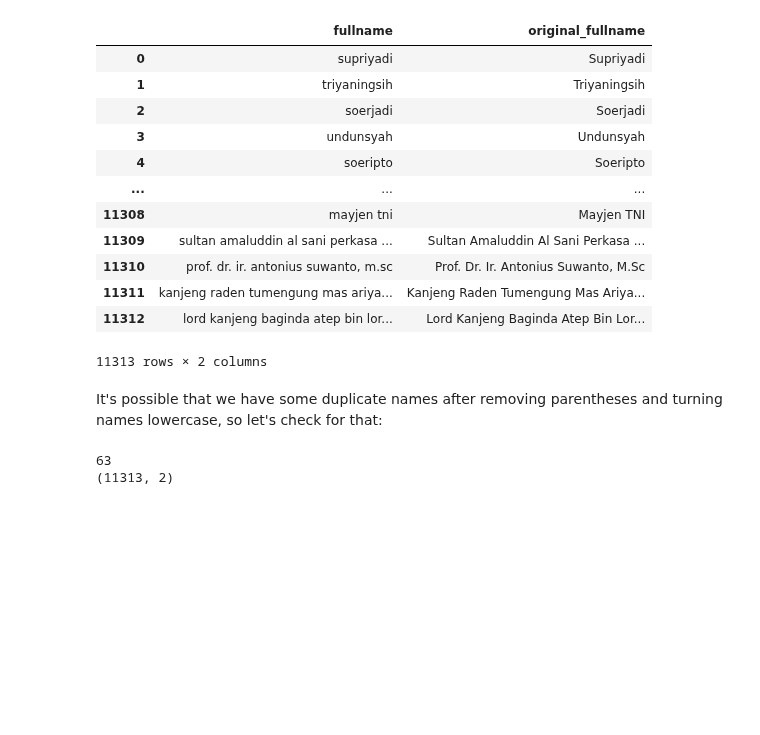
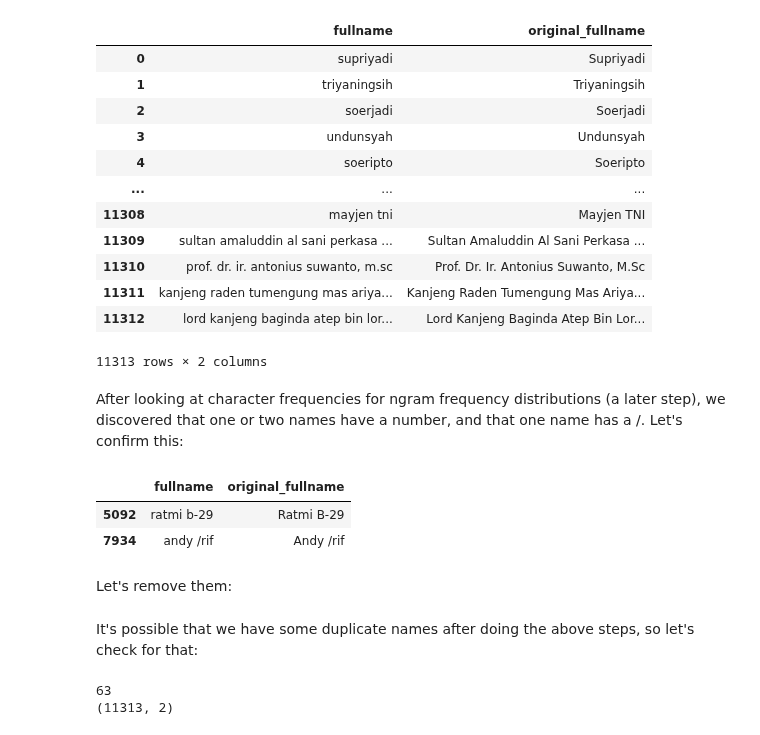
Before and after one commit to Exiger-project/Name_Of_Origin_Project-, a Jupyter notebook: IndoMalayNames.ipynb, the cells around one changed output. Cells and saved outputs as stored; diff of their text form; code cells hidden in the pictures; blank space fills up the shorter version.

```diff
--- a/IndoMalayNames.ipynb
+++ b/IndoMalayNames.ipynb
@@ -201,3 +201,13 @@ df_indo
 | 11311 | kanjeng raden tumengung mas ariya... | Kanjeng Raden Tumengung Mas Ariya... |
 | 11312 | lord kanjeng baginda atep bin lor... | Lord Kanjeng Baginda Atep Bin Lor... |
 11313 rows × 2 columns
+# %% [markdown]
+After looking at character frequencies for ngram frequency distributions (a later step), we discovered that one or two names have a number, and that one name has a /. Let's confirm this:
+# %%
+df_indo[df_indo['fullname'].apply(lambda name: any(char.isdigit() or char == '/' for char in name))]
+# %% [output]
+|  | fullname | original_fullname |
+| 5092 | ratmi b-29 | Ratmi B-29 |
+| 7934 | andy /rif | Andy /rif |
+# %% [markdown]
+Let's remove them:
@@ -204,5 +218,5 @@ df_indo
 # %% [markdown]
-It's possible that we have some duplicate names after removing parentheses and turning names lowercase, so let's check for that:
+It's possible that we have some duplicate names after doing the above steps, so let's check for that:
 # %%
 print(len(df_indo[df_indo.duplicated()]))
 print(df_indo.shape)
```
Also changed, not shown: parts of 30 cells of this notebook.
